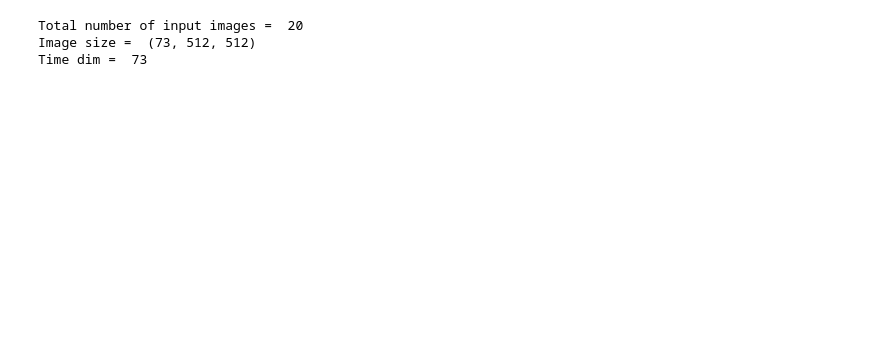
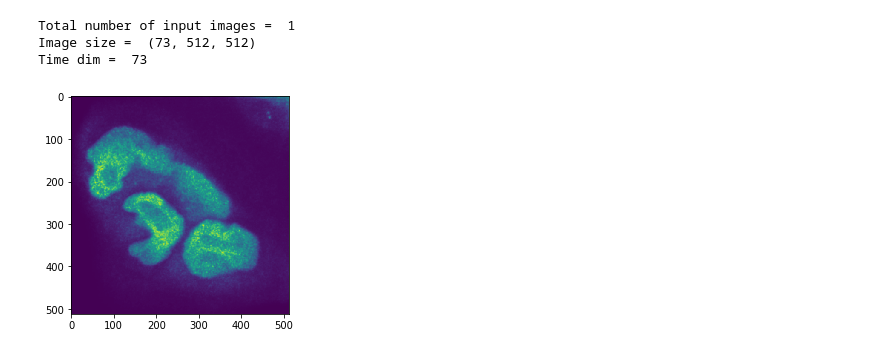
Before and after one commit to oozguc/PyImage, a Jupyter notebook: Statistical_Clustering.ipynb, the cells around one changed output. Drawn from its saved outputs; the diff is of its cells as text; code cells hidden in the pictures; blank space fills up the shorter version.

Commit message:
Default dbscan

```diff
--- a/Statistical_Clustering.ipynb
+++ b/Statistical_Clustering.ipynb
@@ -17,7 +17,7 @@ import scipy
 from scipy import ndimage
 from Normalize import normalizeFloat, normalizeMinMax, Path, save_tiff_imagej_compatible
 # %%
-basedir = '/Users/aimachine/Documents/JuliaData/Julia/NormalizedData/'
+basedir = '/Users/aimachine/Documents/JuliaData/Julia/Subset/'
 targetdir = '/Users/aimachine/Documents/JuliaData/Julia/SpectralSegmentedData/'
 # %%
 Path = os.path.join(basedir, '*.tif')
@@ -57,25 +57,30 @@ print('Time dim = ', maxtime)
 
 timerange = maxtime
 # %% [output]
-Total number of input images =  20
+Total number of input images =  1
 Image size =  (73, 512, 512)
 Time dim =  73
 # %%
 def Clustering(img):
-    cleanimage = img
+    Labels = img
     for j in range(timerange):
       smallimg = img[j,:,:]
 
       """Put clustering code"""
+      cluster  = DBSCAN(eps=0.5, min_samples=1500, metric='euclidean')
+      cluster.fit(smallimg)
+      labels = cluster.labels_
+      n_clusters_ = len(set(labels)) - (1 if -1 in labels else 0)
 
+      Labels[j,:,:] = labels;
 
-      cleanimage[j,:,:] = smallimg;
-
-    return cleanimage
+    return Labels
 # %%
 for i in range(0, len(ReshapeX)):
   newimg = ReshapeX[i]
-
+  plt.imshow(newimg[10,:,:])
   labelledimage = Clustering(newimg)
 
   save_tiff_imagej_compatible((targetdir + os.path.basename(Names[i])) , labelledimage, axes)
+# %% [output]
+[figure, added]
```
Also changed, not shown: parts of 3 cells of this notebook.
